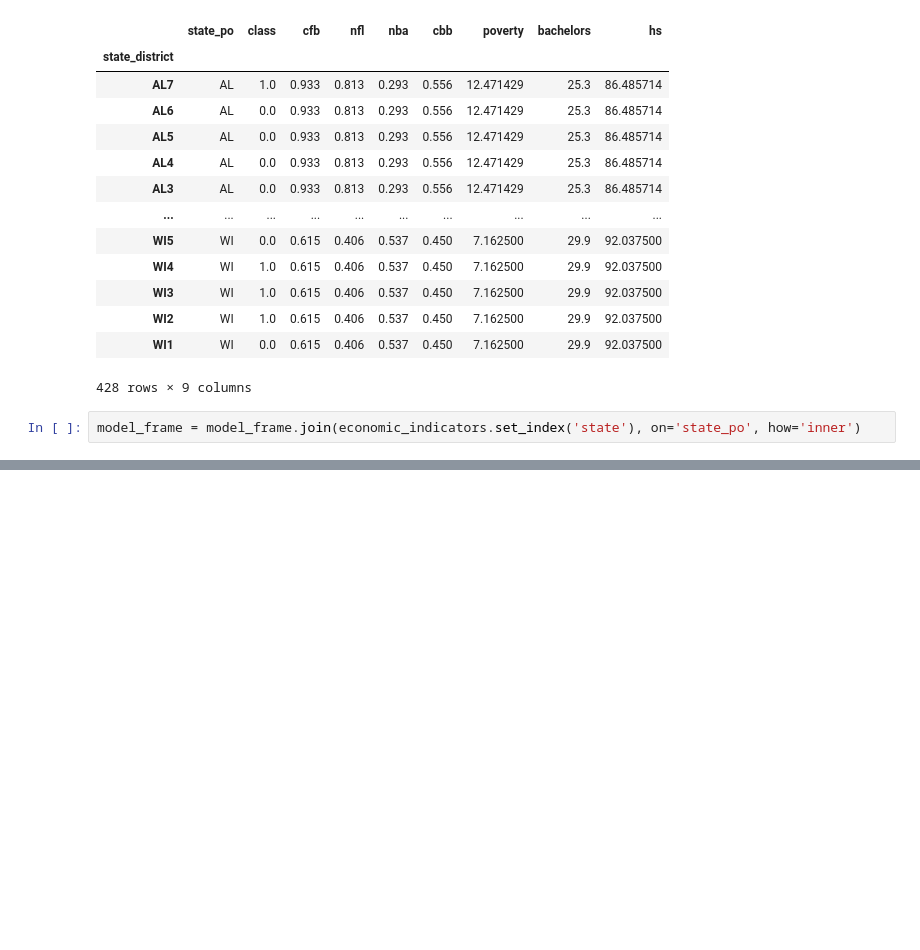
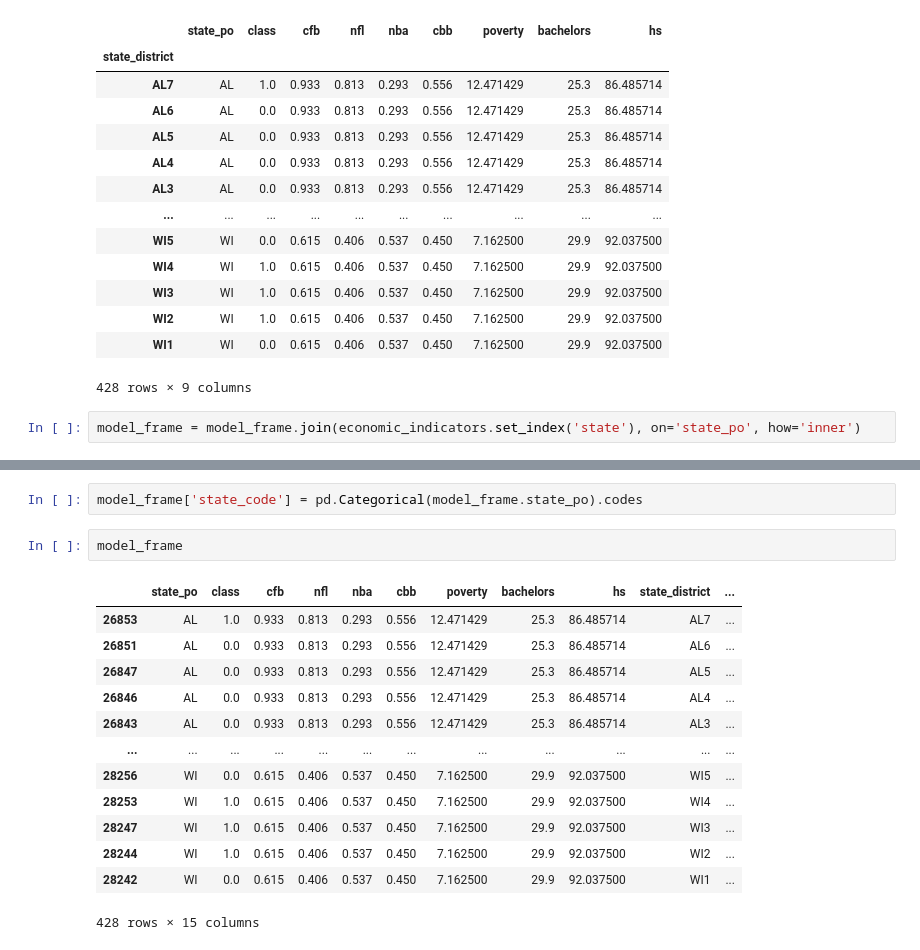
Before and after one commit to Abelay02/CS109a-Final-Project, a Jupyter notebook: Final Project.ipynb, the cells around one changed output, grey strips where cells are left out. Cells and saved outputs as stored; diff of their text form; blank space fills up the shorter version.

Commit message:
Model data frame with numerical state values

```diff
--- a/Final Project.ipynb
+++ b/Final Project.ipynb
@@ -180,0 +178,18 @@ model_frame = model_frame.join(economic_indicators.set_index('state'), on='state
+# %%
+model_frame['state_code'] = pd.Categorical(model_frame.state_po).codes
+# %%
+model_frame
+# %% [output]
+|  | state_po | class | cfb | nfl | nba | cbb | poverty | bachelors | hs | state_district | ... |
+| 26853 | AL | 1.0 | 0.933 | 0.813 | 0.293 | 0.556 | 12.471429 | 25.3 | 86.485714 | AL7 | ... |
+| 26851 | AL | 0.0 | 0.933 | 0.813 | 0.293 | 0.556 | 12.471429 | 25.3 | 86.485714 | AL6 | ... |
+| 26847 | AL | 0.0 | 0.933 | 0.813 | 0.293 | 0.556 | 12.471429 | 25.3 | 86.485714 | AL5 | ... |
+| 26846 | AL | 0.0 | 0.933 | 0.813 | 0.293 | 0.556 | 12.471429 | 25.3 | 86.485714 | AL4 | ... |
+| 26843 | AL | 0.0 | 0.933 | 0.813 | 0.293 | 0.556 | 12.471429 | 25.3 | 86.485714 | AL3 | ... |
+| ... | ... | ... | ... | ... | ... | ... | ... | ... | ... | ... | ... |
+| 28256 | WI | 0.0 | 0.615 | 0.406 | 0.537 | 0.450 | 7.162500 | 29.9 | 92.037500 | WI5 | ... |
+| 28253 | WI | 1.0 | 0.615 | 0.406 | 0.537 | 0.450 | 7.162500 | 29.9 | 92.037500 | WI4 | ... |
+| 28247 | WI | 1.0 | 0.615 | 0.406 | 0.537 | 0.450 | 7.162500 | 29.9 | 92.037500 | WI3 | ... |
+| 28244 | WI | 1.0 | 0.615 | 0.406 | 0.537 | 0.450 | 7.162500 | 29.9 | 92.037500 | WI2 | ... |
+| 28242 | WI | 0.0 | 0.615 | 0.406 | 0.537 | 0.450 | 7.162500 | 29.9 | 92.037500 | WI1 | ... |
+428 rows × 15 columns
```
Also changed, not shown: parts of 1 cell of this notebook.
